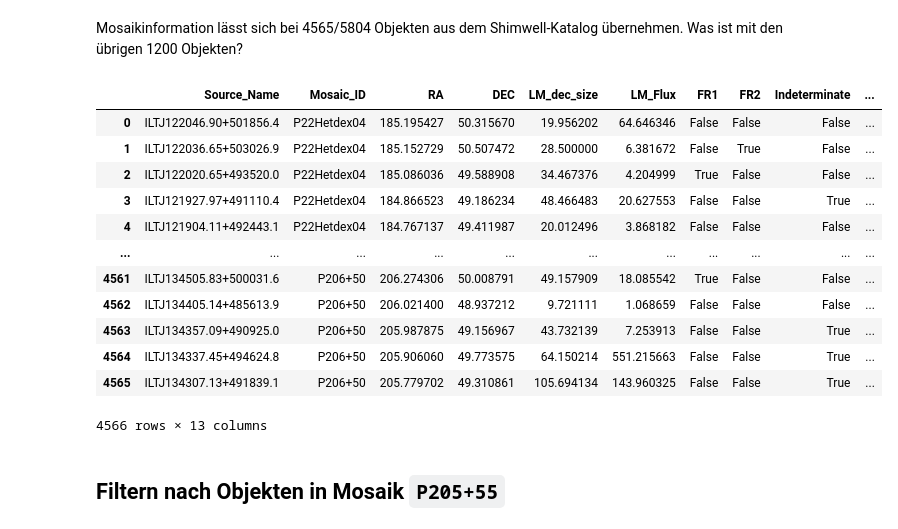
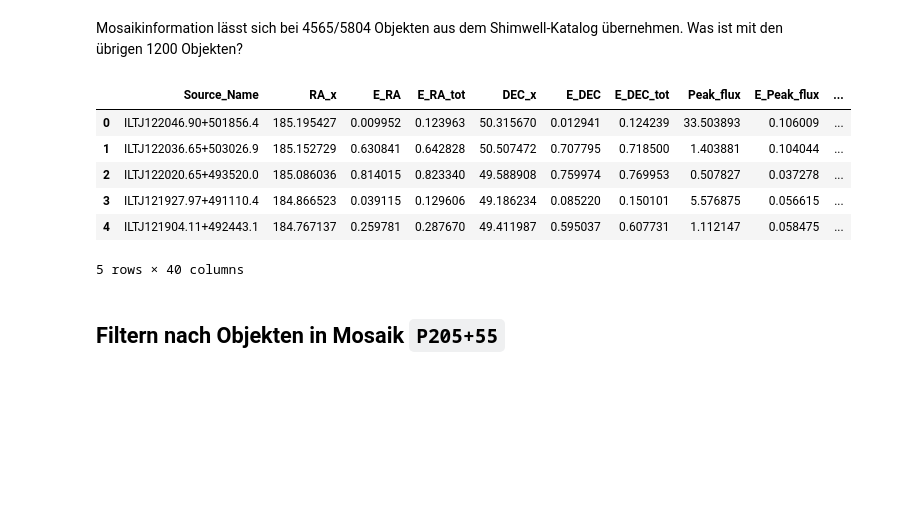
Before and after one commit to jmzk96/fits-preprocessing, a Jupyter notebook: notebook/di_astro_header_and_dimensions.ipynb, the cells around one changed output. Saved outputs shown, nothing was run; the diff lists cells and outputs as text; code cells hidden in the pictures; blank space fills up the shorter version.

```diff
--- a/notebook/di_astro_header_and_dimensions.ipynb
+++ b/notebook/di_astro_header_and_dimensions.ipynb
@@ -99,21 +99,17 @@ tab_mingo
 # %% [markdown]
 Mosaikinformation lässt sich bei 4565/5804 Objekten aus dem Shimwell-Katalog übernehmen. Was ist mit den übrigen 1200 Objekten?
 # %%
-pd.merge(tab[["Source_Name", "Mosaic_ID"]], tab_mingo, on="Source_Name")
+#tab_merge = pd.merge(tab[["Source_Name", "Mosaic_ID"]], tab_mingo, on="Source_Name")
+tab_merge = pd.merge(tab, tab_mingo, on="Source_Name")
+tab_merge.head()
 # %% [output]
-|  | Source_Name | Mosaic_ID | RA | DEC | LM_dec_size | LM_Flux | FR1 | FR2 | Indeterminate | ... |
-| 0 | ILTJ122046.90+501856.4 | P22Hetdex04 | 185.195427 | 50.315670 | 19.956202 | 64.646346 | False | False | False | ... |
-| 1 | ILTJ122036.65+503026.9 | P22Hetdex04 | 185.152729 | 50.507472 | 28.500000 | 6.381672 | False | True | False | ... |
-| 2 | ILTJ122020.65+493520.0 | P22Hetdex04 | 185.086036 | 49.588908 | 34.467376 | 4.204999 | True | False | False | ... |
-| 3 | ILTJ121927.97+491110.4 | P22Hetdex04 | 184.866523 | 49.186234 | 48.466483 | 20.627553 | False | False | True | ... |
-| 4 | ILTJ121904.11+492443.1 | P22Hetdex04 | 184.767137 | 49.411987 | 20.012496 | 3.868182 | False | False | False | ... |
-| ... | ... | ... | ... | ... | ... | ... | ... | ... | ... | ... |
-| 4561 | ILTJ134505.83+500031.6 | P206+50 | 206.274306 | 50.008791 | 49.157909 | 18.085542 | True | False | False | ... |
-| 4562 | ILTJ134405.14+485613.9 | P206+50 | 206.021400 | 48.937212 | 9.721111 | 1.068659 | False | False | False | ... |
-| 4563 | ILTJ134357.09+490925.0 | P206+50 | 205.987875 | 49.156967 | 43.732139 | 7.253913 | False | False | True | ... |
-| 4564 | ILTJ134337.45+494624.8 | P206+50 | 205.906060 | 49.773575 | 64.150214 | 551.215663 | False | False | True | ... |
-| 4565 | ILTJ134307.13+491839.1 | P206+50 | 205.779702 | 49.310861 | 105.694134 | 143.960325 | False | False | True | ... |
+|  | Source_Name | RA_x | E_RA | E_RA_tot | DEC_x | E_DEC | E_DEC_tot | Peak_flux | E_Peak_flux | ... |
+| 0 | ILTJ122046.90+501856.4 | 185.195427 | 0.009952 | 0.123963 | 50.315670 | 0.012941 | 0.124239 | 33.503893 | 0.106009 | ... |
+| 1 | ILTJ122036.65+503026.9 | 185.152729 | 0.630841 | 0.642828 | 50.507472 | 0.707795 | 0.718500 | 1.403881 | 0.104044 | ... |
+| 2 | ILTJ122020.65+493520.0 | 185.086036 | 0.814015 | 0.823340 | 49.588908 | 0.759974 | 0.769953 | 0.507827 | 0.037278 | ... |
+| 3 | ILTJ121927.97+491110.4 | 184.866523 | 0.039115 | 0.129606 | 49.186234 | 0.085220 | 0.150101 | 5.576875 | 0.056615 | ... |
+| 4 | ILTJ121904.11+492443.1 | 184.767137 | 0.259781 | 0.287670 | 49.411987 | 0.595037 | 0.607731 | 1.112147 | 0.058475 | ... |
-4566 rows × 13 columns
+5 rows × 40 columns
 # %% [markdown]
 ## Filtern nach Objekten in Mosaik `P205+55`
 # %%
```
Also changed, not shown: parts of 8 cells of this notebook, 1 other file.
